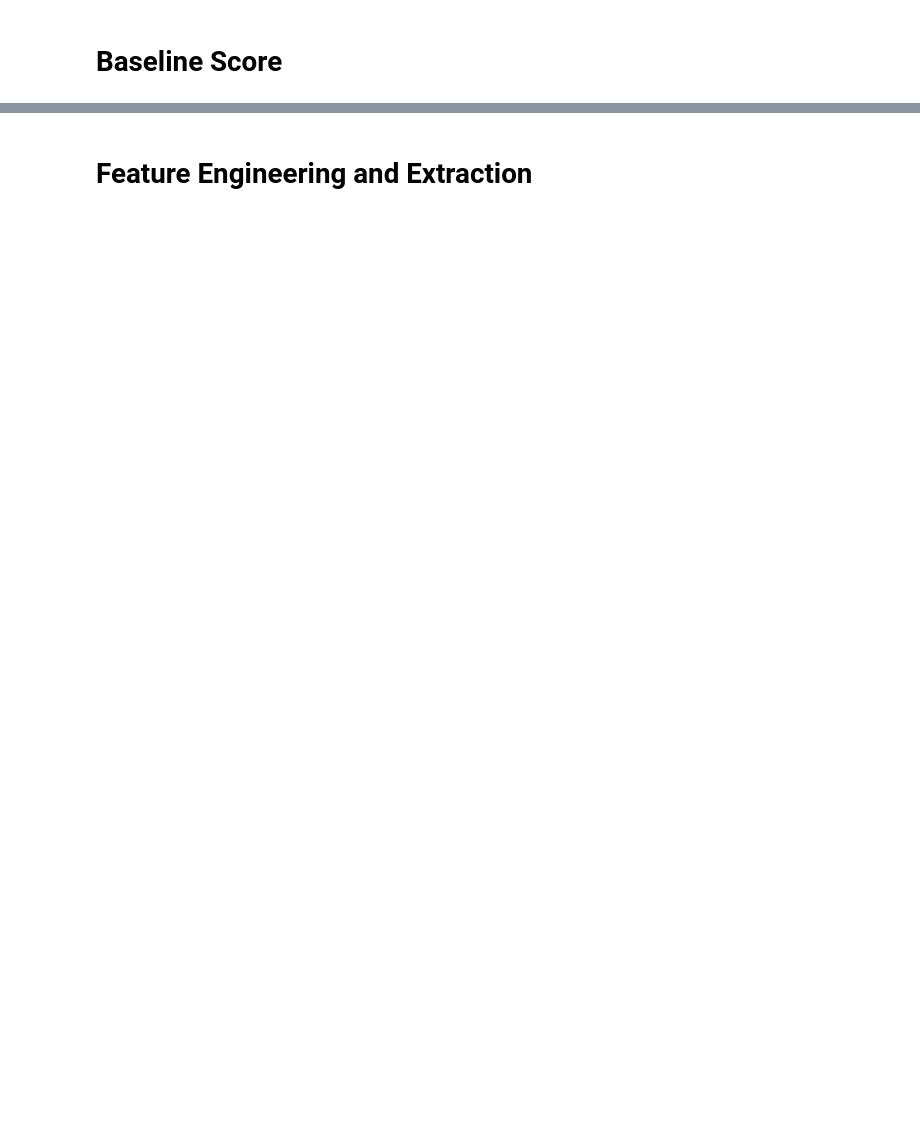
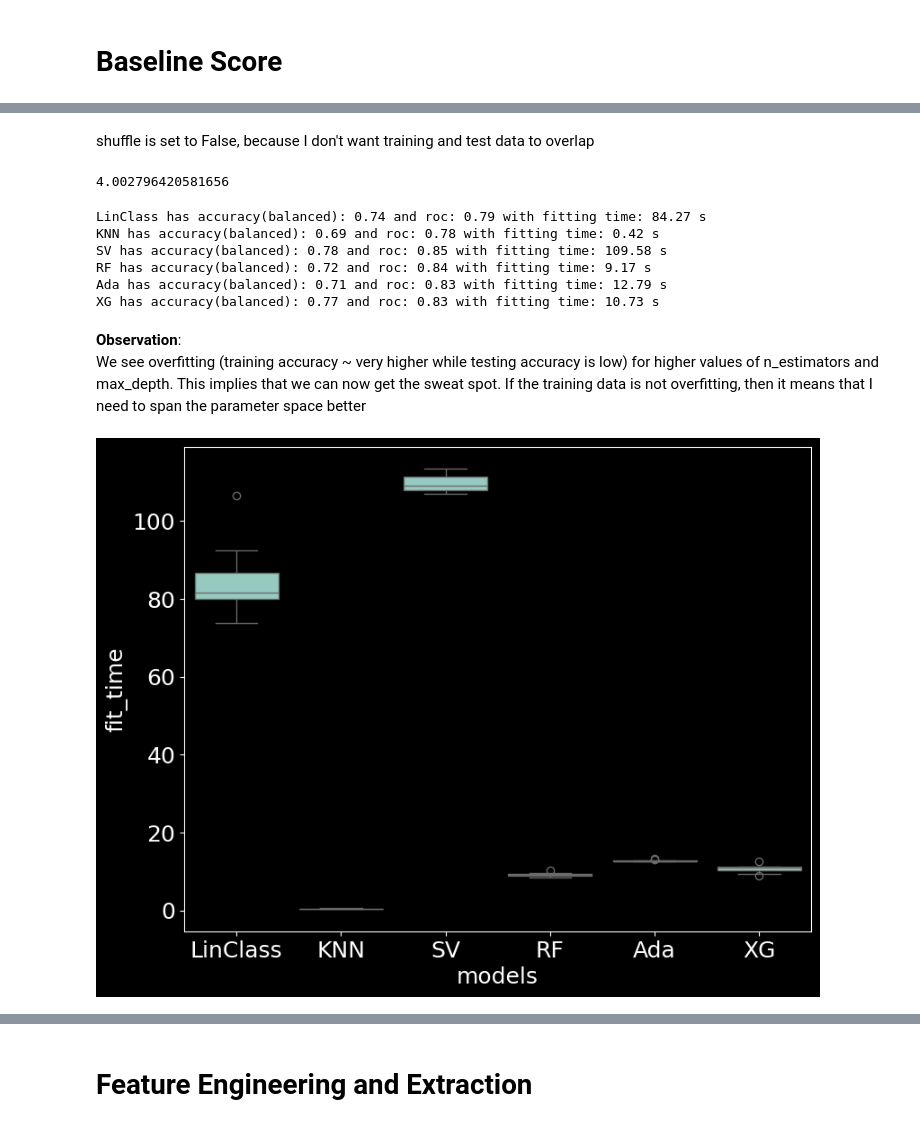
Before and after one commit to VinylBr/DeepLearningvsML_TBResistancePrediction, a Jupyter notebook: Project_184026002.ipynb, the cells around one changed output, grey strips where cells are left out. Saved outputs shown, nothing was run; the diff lists cells and outputs as text; code cells hidden in the pictures; blank space fills up the shorter version.

```diff
--- a/Project_184026002.ipynb
+++ b/Project_184026002.ipynb
@@ -306,0 +373,2 @@ Genes may also be removed from the dataset since their roles. In totality, I wil
+# %%
+corr_list = unique_corr[(unique_corr>corr_threshold) & (unique_corr!=1)].index.get_level_values(0).values #if the correlation is beyond a threshold and not equal to 1
@@ -456,0 +558,58 @@ get_val_train_curve(Grid_RF, param_grid, classification = True)
+# %%
+class_weight = "balanced"
+scale_pos_weight = (1-np.mean(y_train))/(np.mean(y_train))
+models = [
+    ('LinClass', LogisticRegression(class_weight = class_weight, max_iter = 100000)),
+    ('KNN', KNeighborsClassifier()),
+    ('SV', SVC(kernel = "rbf", class_weight = class_weight)),
+    ('RF', RandomForestClassifier(class_weight = class_weight)),
+    ('Ada', AdaBoostClassifier()),
+    ('XG', XGBClassifier(scale_pos_weight = scale_pos_weight))
+]
+
+scoring = ['balanced_accuracy','f1_weighted','roc_auc']
+# %% [markdown]
+shuffle is set to False, because I don't want training and test data to overlap
+# %%
+scale_pos_weight
+# %% [output]
+4.002796420581656
+# %%
+model_names = []
+cv_estimators = []
+n_splits = 10
+for name, estimator in models:
+  kfold = StratifiedKFold(n_splits = n_splits, shuffle = False)
+  scores = cross_validate(estimator,
+                              X_process,
+                              y_train,
+                              cv = kfold,
+                              scoring = scoring,
+                              return_train_score = True)
+  cv_estimators.append(scores)
+  model_names.append(name)
+  #print(scores.keys())
+  print(f"{name} has accuracy(balanced): {scores['test_balanced_accuracy'].mean():.2f} and roc: {scores['test_roc_auc'].mean():.2f} with fitting time: {scores['fit_time'].mean():.2f} s")
+# %% [output]
+LinClass has accuracy(balanced): 0.74 and roc: 0.79 with fitting time: 84.27 s
+KNN has accuracy(balanced): 0.69 and roc: 0.78 with fitting time: 0.42 s
+SV has accuracy(balanced): 0.78 and roc: 0.85 with fitting time: 109.58 s
+RF has accuracy(balanced): 0.72 and roc: 0.84 with fitting time: 9.17 s
+Ada has accuracy(balanced): 0.71 and roc: 0.83 with fitting time: 12.79 s
+XG has accuracy(balanced): 0.77 and roc: 0.83 with fitting time: 10.73 s
+# %% [markdown]
+**Observation**: <br>
+We see overfitting (training accuracy ~ very higher while testing accuracy is low) for higher values of n_estimators and max_depth. This implies that we can now get the sweat spot. If the training data is not overfitting, then it means that I need to span the parameter space better
+# %%
+def results2sns(results, property, names):
+  prop_array = []
+  for ind, model_prop in enumerate(results):
+    for val in model_prop[property]:
+      prop_array.append([names[ind], val])
+  df_box = pd.DataFrame(prop_array, columns = ["models", property])
+  fig, ax = plt.subplots(figsize = (9,7))
+  sns.boxplot(df_box, x = "models", y = property, ax = ax)
+# %%
+results2sns(cv_estimators, 'fit_time', model_names)
+# %% [output]
+[figure, added]
```
Also changed, not shown: parts of 127 cells of this notebook.
